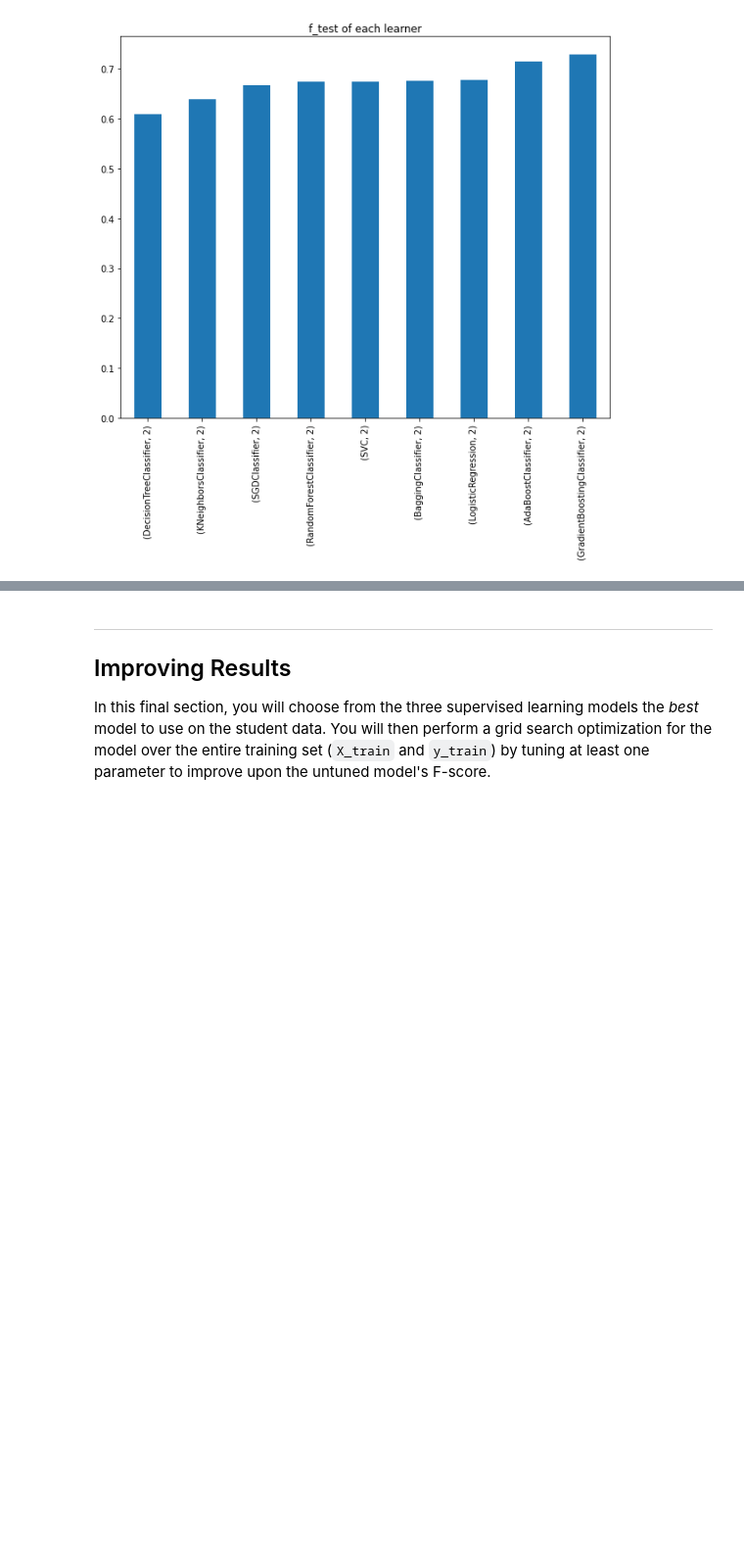
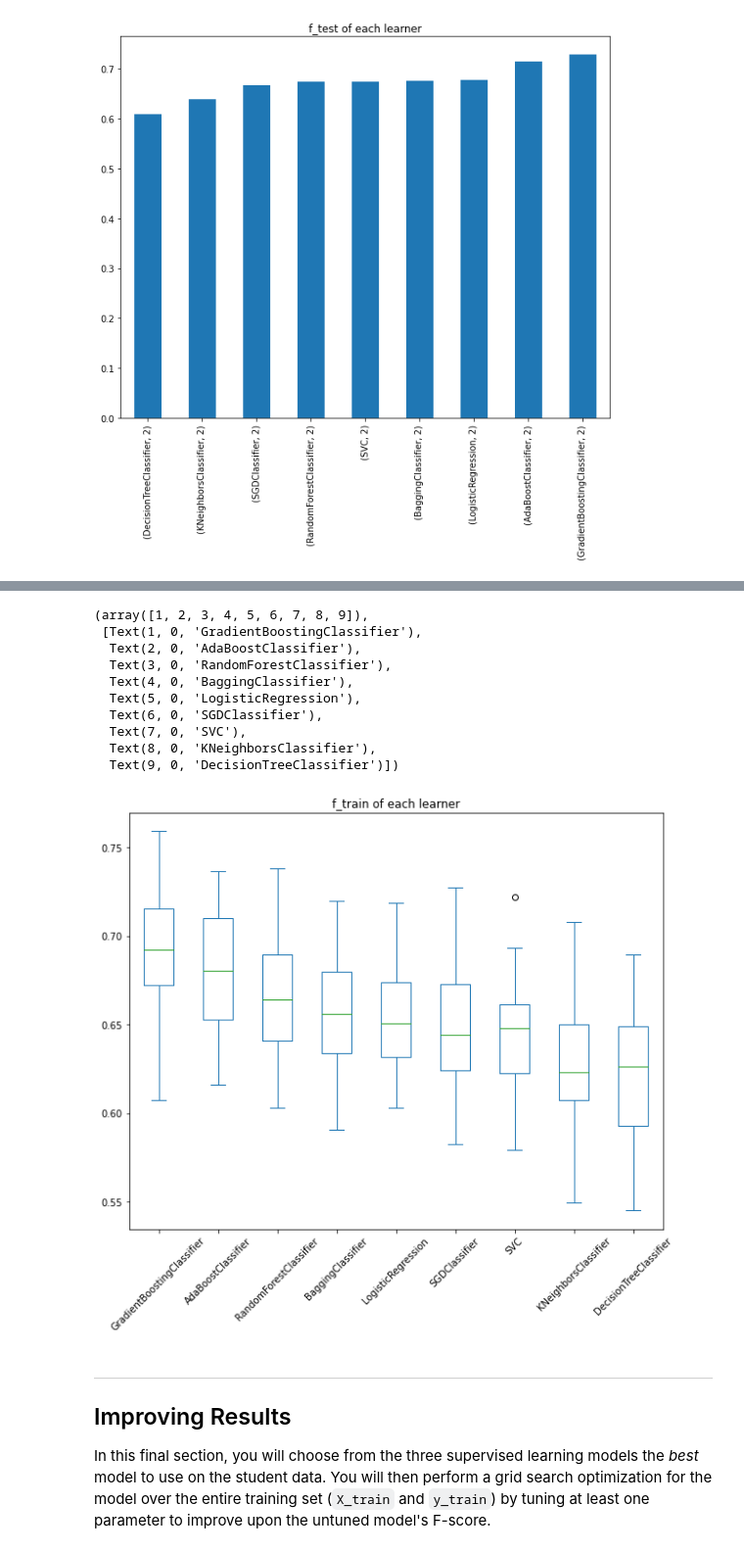
Before and after one commit to amine-mih-dev/salary-prediction, a Jupyter notebook: starter/finding_donors.ipynb, the cells around one changed output, grey strips where cells are left out. Shown at 98% size. Saved outputs shown, nothing was run; the diff lists cells and outputs as text; code cells hidden in the pictures; blank space fills up the shorter version.

```diff
--- a/starter/finding_donors.ipynb
+++ b/starter/finding_donors.ipynb
@@ -744,3 +897,25 @@ df_val
+# %%
+# sort columns by mean
+#  df.reindex(df.mean().sort_values().index, axis=1)
+cross_val_scores_df_mean = cross_val_scores_df.mean()
+cross_val_scores_df_mean.sort_values(ascending=False)
+cross_val_scores_df = cross_val_scores_df.reindex(cross_val_scores_df_mean.sort_values(ascending=False).index, axis=1)
+#plot whisker box plot
+cross_val_scores_df.plot(kind = 'box', title = 'f_train of each learner', figsize = (10,8))
+# rotate x labels
+plt.xticks(rotation = 45)
+# %% [output]
+(array([1, 2, 3, 4, 5, 6, 7, 8, 9]),
+ [Text(1, 0, 'GradientBoostingClassifier'),
+  Text(2, 0, 'AdaBoostClassifier'),
+  Text(3, 0, 'RandomForestClassifier'),
+  Text(4, 0, 'BaggingClassifier'),
+  Text(5, 0, 'LogisticRegression'),
+  Text(6, 0, 'SGDClassifier'),
+  Text(7, 0, 'SVC'),
+  Text(8, 0, 'KNeighborsClassifier'),
+  Text(9, 0, 'DecisionTreeClassifier')])
+[figure, added]
 # %% [markdown]
 ----
 ## Improving Results
```
Also changed, not shown: parts of 9 cells of this notebook, 2 other files.
